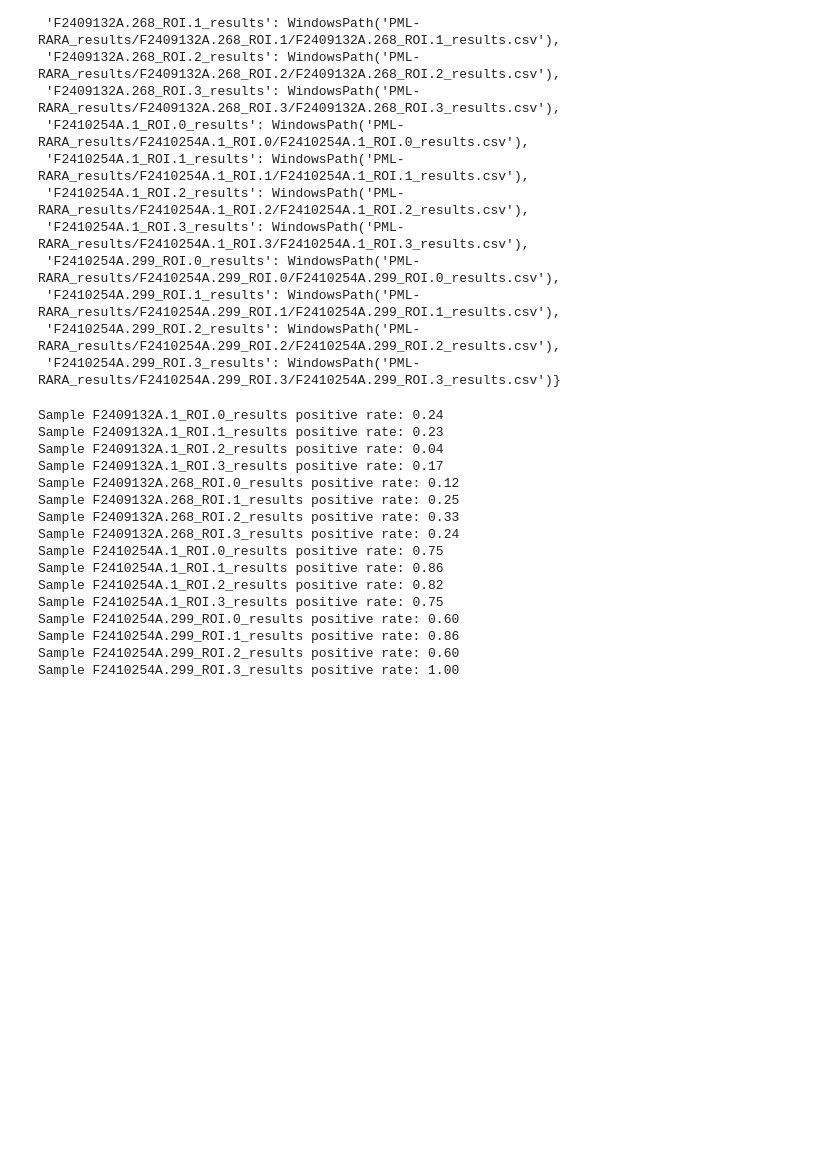
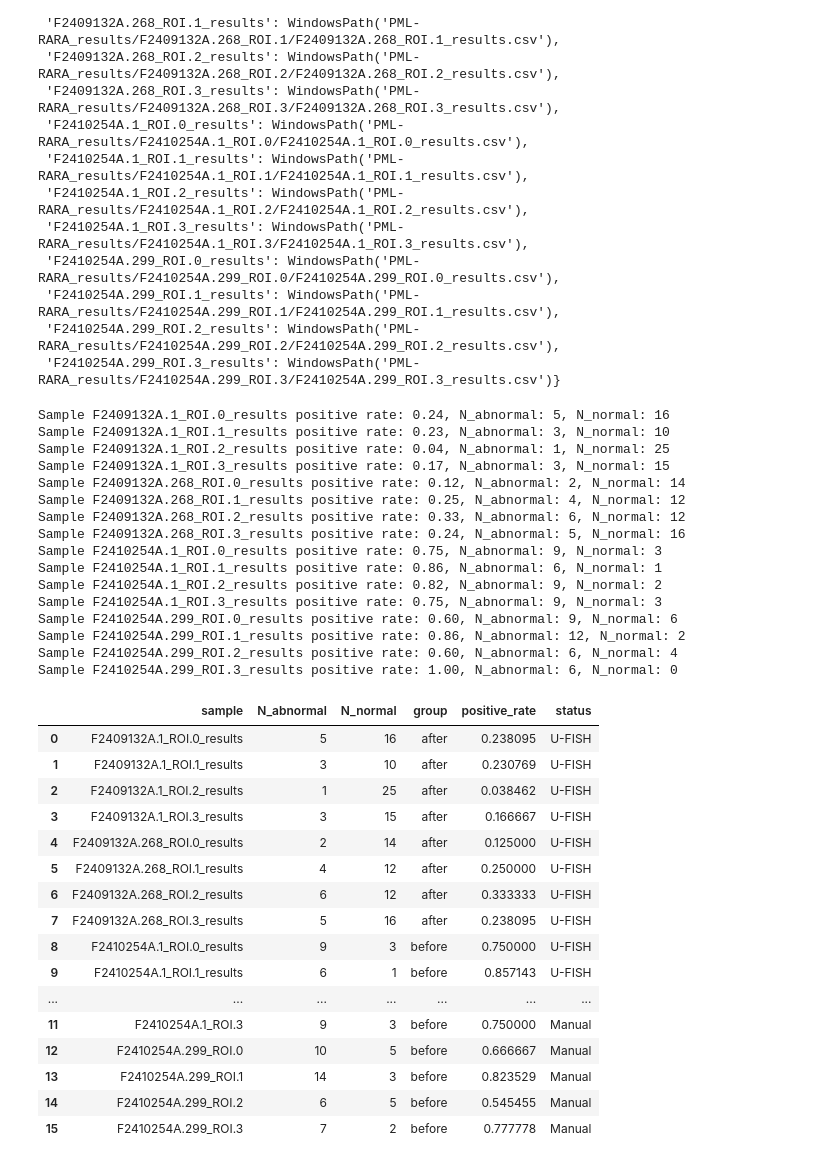
Before and after one commit to UFISH-Team/U-FISH-cancer-diagnosis, a Jupyter notebook: analysis_positive_rate.ipynb, the cells around one changed output. Cells and saved outputs as stored; diff of their text form; code cells hidden in the pictures; blank space fills up the shorter version.

```diff
--- a/analysis_positive_rate.ipynb
+++ b/analysis_positive_rate.ipynb
@@ -282,27 +372,52 @@ import pandas as pd
 rows = []
 for sample, csv_path in csv_paths.items():
     positive_rate, n_an, n_n = cal_rate(csv_path)
-    print(f"Sample {sample} positive rate: {positive_rate:.2f}")
-    group = "before" if sample.startswith("F2409132A") else "after"
-    rows.append([sample, positive_rate, group, n_an, n_n])
+    print(f"Sample {sample} positive rate: {positive_rate:.2f}, N_abnormal: {n_an}, N_normal: {n_n}")
+    group = "before" if not sample.startswith("F2409132A") else "after"
+    rows.append([sample, n_an, n_n, group, positive_rate])
 
-df = pd.DataFrame(rows, columns=["sample", "positive_rate", "group", "N_abnormal", "N_normal"])
+df = pd.DataFrame(rows, columns=["sample", "N_abnormal", "N_normal", "group", "positive_rate"])
+df.to_csv("./PML-RARA_results/uf_results.csv", index=False)
 # %% [output]
-Sample F2409132A.1_ROI.0_results positive rate: 0.24
-Sample F2409132A.1_ROI.1_results positive rate: 0.23
-Sample F2409132A.1_ROI.2_results positive rate: 0.04
-Sample F2409132A.1_ROI.3_results positive rate: 0.17
-Sample F2409132A.268_ROI.0_results positive rate: 0.12
-Sample F2409132A.268_ROI.1_results positive rate: 0.25
-Sample F2409132A.268_ROI.2_results positive rate: 0.33
-Sample F2409132A.268_ROI.3_results positive rate: 0.24
-Sample F2410254A.1_ROI.0_results positive rate: 0.75
-Sample F2410254A.1_ROI.1_results positive rate: 0.86
-Sample F2410254A.1_ROI.2_results positive rate: 0.82
-Sample F2410254A.1_ROI.3_results positive rate: 0.75
-Sample F2410254A.299_ROI.0_results positive rate: 0.60
-Sample F2410254A.299_ROI.1_results positive rate: 0.86
-Sample F2410254A.299_ROI.2_results positive rate: 0.60
-Sample F2410254A.299_ROI.3_results positive rate: 1.00
+Sample F2409132A.1_ROI.0_results positive rate: 0.24, N_abnormal: 5, N_normal: 16
+Sample F2409132A.1_ROI.1_results positive rate: 0.23, N_abnormal: 3, N_normal: 10
+Sample F2409132A.1_ROI.2_results positive rate: 0.04, N_abnormal: 1, N_normal: 25
+Sample F2409132A.1_ROI.3_results positive rate: 0.17, N_abnormal: 3, N_normal: 15
+Sample F2409132A.268_ROI.0_results positive rate: 0.12, N_abnormal: 2, N_normal: 14
+Sample F2409132A.268_ROI.1_results positive rate: 0.25, N_abnormal: 4, N_normal: 12
+Sample F2409132A.268_ROI.2_results positive rate: 0.33, N_abnormal: 6, N_normal: 12
+Sample F2409132A.268_ROI.3_results positive rate: 0.24, N_abnormal: 5, N_normal: 16
+Sample F2410254A.1_ROI.0_results positive rate: 0.75, N_abnormal: 9, N_normal: 3
+Sample F2410254A.1_ROI.1_results positive rate: 0.86, N_abnormal: 6, N_normal: 1
+Sample F2410254A.1_ROI.2_results positive rate: 0.82, N_abnormal: 9, N_normal: 2
+Sample F2410254A.1_ROI.3_results positive rate: 0.75, N_abnormal: 9, N_normal: 3
+Sample F2410254A.299_ROI.0_results positive rate: 0.60, N_abnormal: 9, N_normal: 6
+Sample F2410254A.299_ROI.1_results positive rate: 0.86, N_abnormal: 12, N_normal: 2
+Sample F2410254A.299_ROI.2_results positive rate: 0.60, N_abnormal: 6, N_normal: 4
+Sample F2410254A.299_ROI.3_results positive rate: 1.00, N_abnormal: 6, N_normal: 0
+# %%
+manual_df = pd.read_csv("./PML-RARA_results/manual_results.csv")
+manual_df['status'] = 'Manual'
+df['status'] = 'U-FISH'
+merge_df = pd.concat([df, manual_df])
+merge_df
+# %% [output]
+|  | sample | N_abnormal | N_normal | group | positive_rate | status |
+| 0 | F2409132A.1_ROI.0_results | 5 | 16 | after | 0.238095 | U-FISH |
+| 1 | F2409132A.1_ROI.1_results | 3 | 10 | after | 0.230769 | U-FISH |
+| 2 | F2409132A.1_ROI.2_results | 1 | 25 | after | 0.038462 | U-FISH |
+| 3 | F2409132A.1_ROI.3_results | 3 | 15 | after | 0.166667 | U-FISH |
+| 4 | F2409132A.268_ROI.0_results | 2 | 14 | after | 0.125000 | U-FISH |
+| 5 | F2409132A.268_ROI.1_results | 4 | 12 | after | 0.250000 | U-FISH |
+| 6 | F2409132A.268_ROI.2_results | 6 | 12 | after | 0.333333 | U-FISH |
+| 7 | F2409132A.268_ROI.3_results | 5 | 16 | after | 0.238095 | U-FISH |
+| 8 | F2410254A.1_ROI.0_results | 9 | 3 | before | 0.750000 | U-FISH |
+| 9 | F2410254A.1_ROI.1_results | 6 | 1 | before | 0.857143 | U-FISH |
+| ... | ... | ... | ... | ... | ... | ... |
+| 11 | F2410254A.1_ROI.3 | 9 | 3 | before | 0.750000 | Manual |
+| 12 | F2410254A.299_ROI.0 | 10 | 5 | before | 0.666667 | Manual |
+| 13 | F2410254A.299_ROI.1 | 14 | 3 | before | 0.823529 | Manual |
+| 14 | F2410254A.299_ROI.2 | 6 | 5 | before | 0.545455 | Manual |
+| 15 | F2410254A.299_ROI.3 | 7 | 2 | before | 0.777778 | Manual |
 # %%
 from seaborn import boxplot
```
Also changed, not shown: parts of 5 cells of this notebook, 3 other files.
